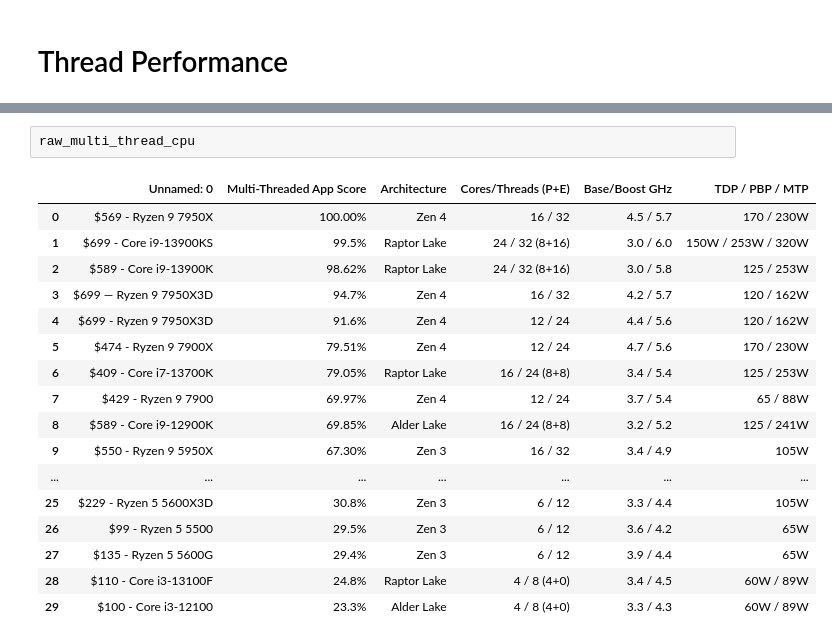
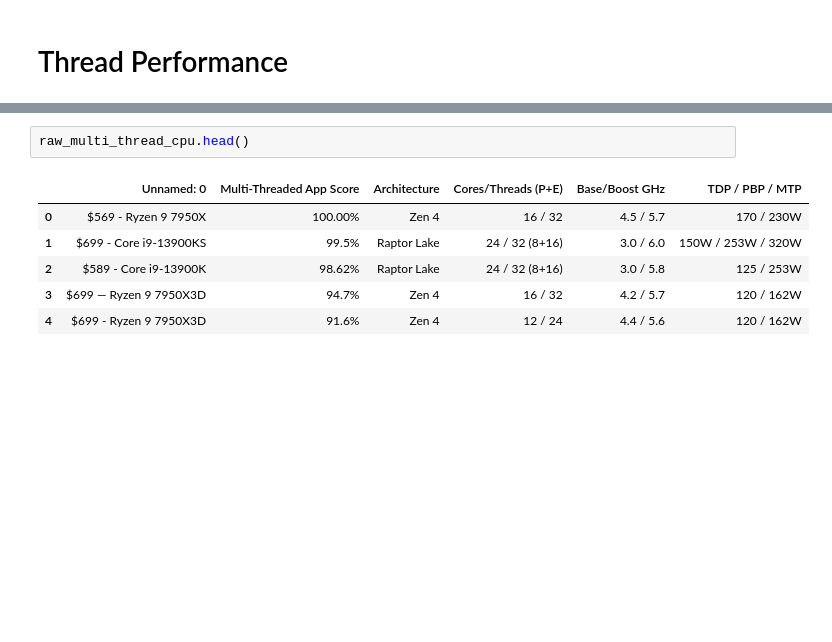
Before and after one commit to chengeric155/Computer-Building-Analysis, a Jupyter notebook: CPU Analysis.ipynb, the cells around one changed output, grey strips where cells are left out. Drawn from its saved outputs; the diff is of its cells as text; blank space fills up the shorter version.

```diff
--- a/CPU Analysis.ipynb
+++ b/CPU Analysis.ipynb
@@ -127,21 +140,10 @@ raw_single_thread_cpu
 # %%
-raw_multi_thread_cpu
+raw_multi_thread_cpu.head()
 # %% [output]
 |  | Unnamed: 0 | Multi-Threaded App Score | Architecture | Cores/Threads (P+E) | Base/Boost GHz | TDP / PBP / MTP |
 | 0 | $569 - Ryzen 9 7950X | 100.00% | Zen 4 | 16 / 32 | 4.5 / 5.7 | 170 / 230W |
 | 1 | $699 - Core i9-13900KS | 99.5% | Raptor Lake | 24 / 32 (8+16) | 3.0 / 6.0 | 150W / 253W / 320W |
 | 2 | $589 - Core i9-13900K | 98.62% | Raptor Lake | 24 / 32 (8+16) | 3.0 / 5.8 | 125 / 253W |
 | 3 | $699 — Ryzen 9 7950X3D | 94.7% | Zen 4 | 16 / 32 | 4.2 / 5.7 | 120 / 162W |
 | 4 | $699 - Ryzen 9 7950X3D | 91.6% | Zen 4 | 12 / 24 | 4.4 / 5.6 | 120 / 162W |
-| 5 | $474 - Ryzen 9 7900X | 79.51% | Zen 4 | 12 / 24 | 4.7 / 5.6 | 170 / 230W |
-| 6 | $409 - Core i7-13700K | 79.05% | Raptor Lake | 16 / 24 (8+8) | 3.4 / 5.4 | 125 / 253W |
-| 7 | $429 - Ryzen 9 7900 | 69.97% | Zen 4 | 12 / 24 | 3.7 / 5.4 | 65 / 88W |
-| 8 | $589 - Core i9-12900K | 69.85% | Alder Lake | 16 / 24 (8+8) | 3.2 / 5.2 | 125 / 241W |
-| 9 | $550 - Ryzen 9 5950X | 67.30% | Zen 3 | 16 / 32 | 3.4 / 4.9 | 105W |
-| ... | ... | ... | ... | ... | ... | ... |
-| 25 | $229 - Ryzen 5 5600X3D | 30.8% | Zen 3 | 6 / 12 | 3.3 / 4.4 | 105W |
-| 26 | $99 - Ryzen 5 5500 | 29.5% | Zen 3 | 6 / 12 | 3.6 / 4.2 | 65W |
-| 27 | $135 - Ryzen 5 5600G | 29.4% | Zen 3 | 6 / 12 | 3.9 / 4.4 | 65W |
-| 28 | $110 - Core i3-13100F | 24.8% | Raptor Lake | 4 / 8 (4+0) | 3.4 / 4.5 | 60W / 89W |
-| 29 | $100 - Core i3-12100 | 23.3% | Alder Lake | 4 / 8 (4+0) | 3.3 / 4.3 | 60W / 89W |
 # %%
```
Also changed, not shown: parts of 10 cells of this notebook.
